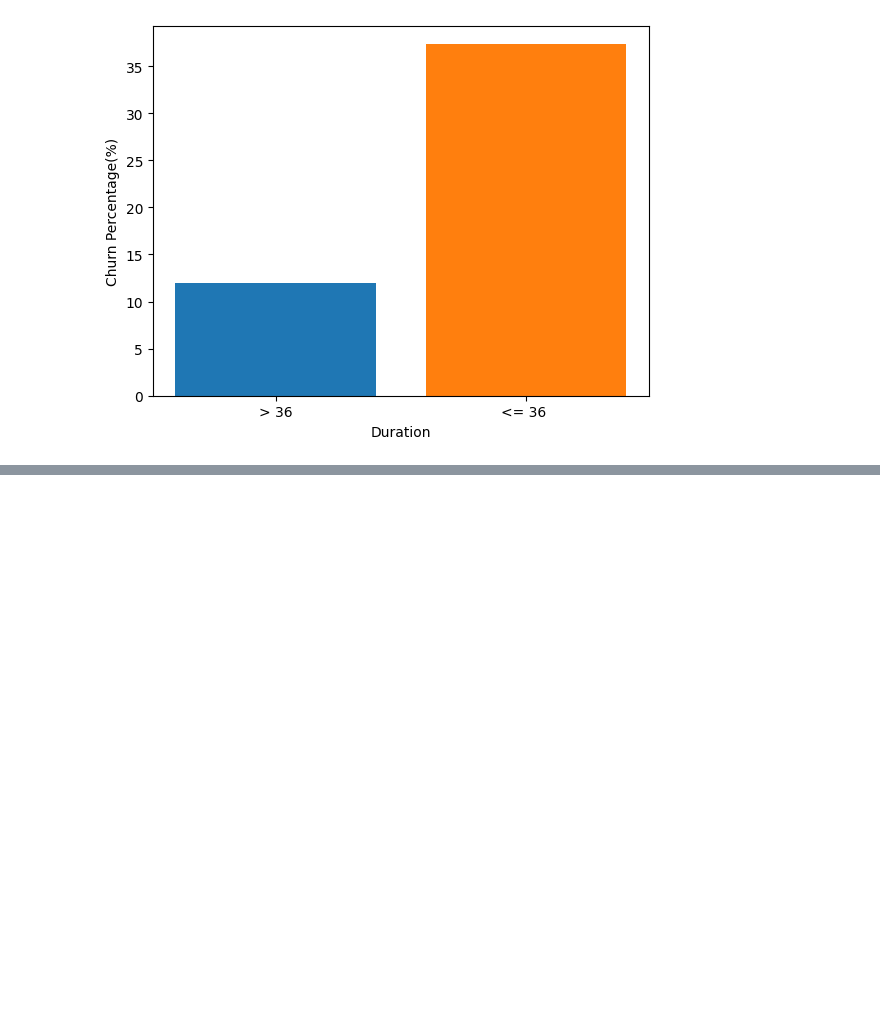
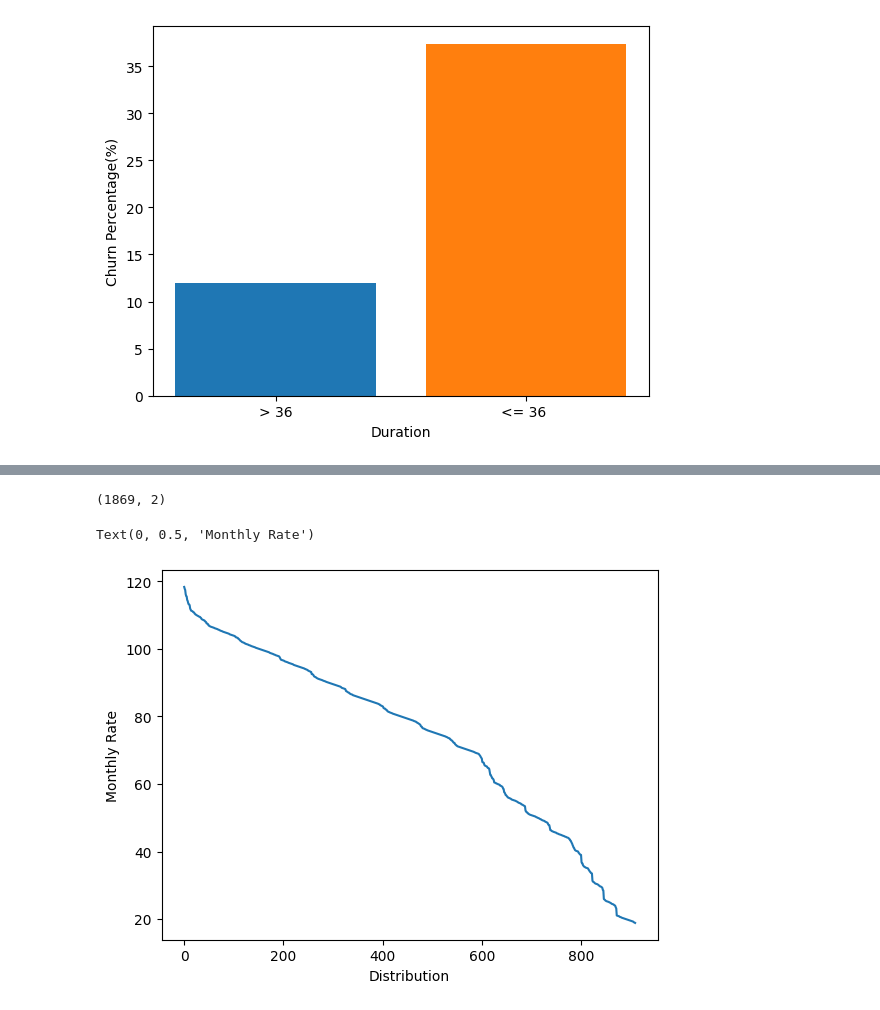
Before and after one commit to gyansu75/Teleco-Customer-Churn-Dataset-Analysis, a Jupyter notebook: Teleco.ipynb, the cells around one changed output, grey strips where cells are left out. Saved outputs shown, nothing was run; the diff lists cells and outputs as text; code cells hidden in the pictures; blank space fills up the shorter version.

```diff
--- a/Teleco.ipynb
+++ b/Teleco.ipynb
@@ -288,0 +309,11 @@ Text(0, 0.5, 'Churn Percentage(%)')
+# %%
+mchyes.shape
+# %% [output]
+(1869, 2)
+# %%
+plt.plot(ucharges)
+plt.xlabel('Distribution')
+plt.ylabel('Monthly Rate')
+# %% [output]
+Text(0, 0.5, 'Monthly Rate')
+[figure, added]
```
Also changed, not shown: parts of 5 cells of this notebook.
